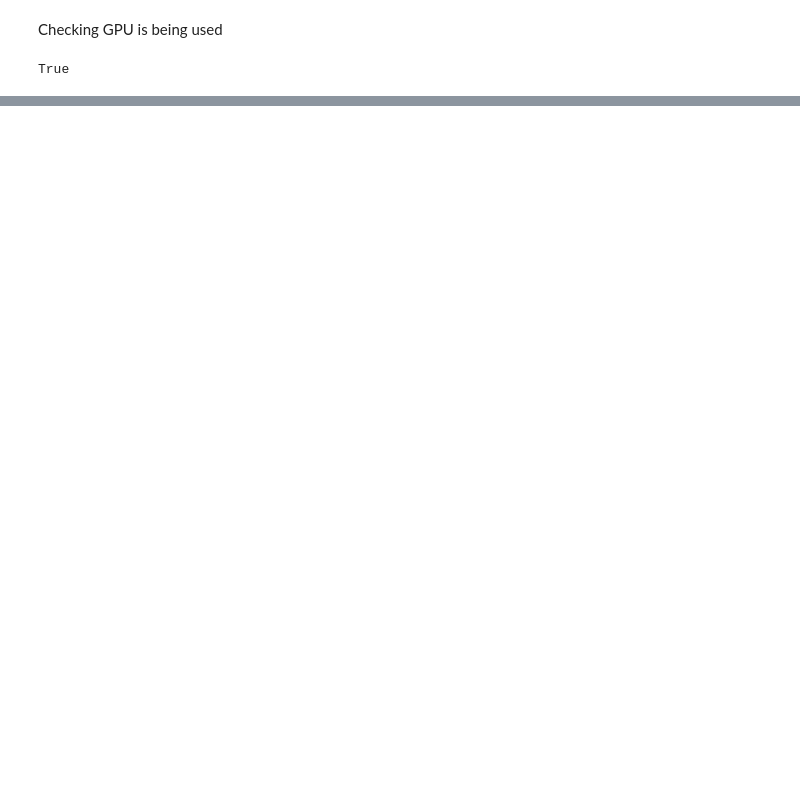
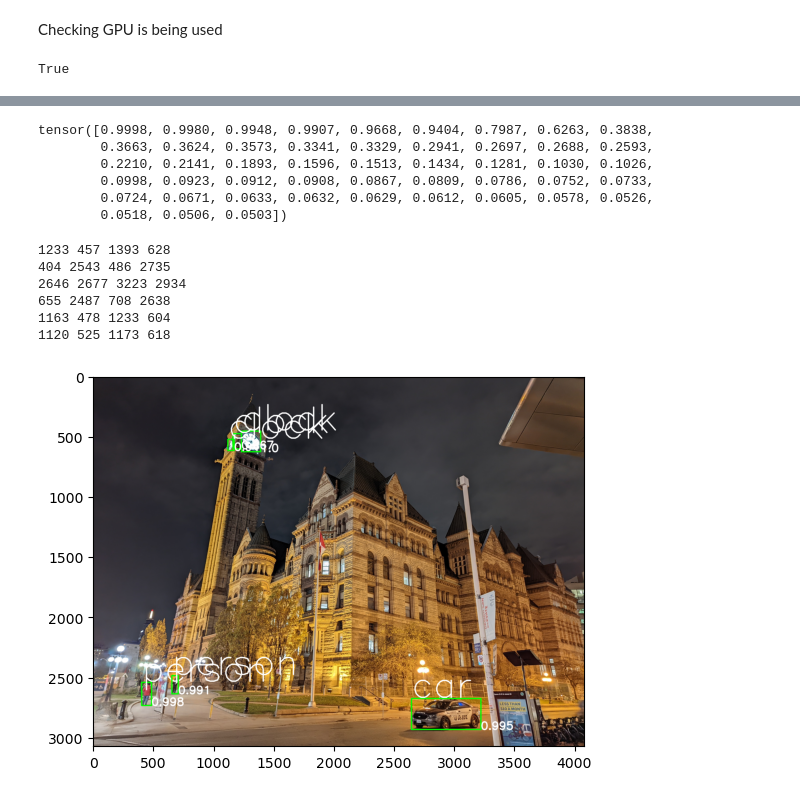
Before and after one commit to adadamc/ML2_Project, a Jupyter notebook: Part 3 - Computer Vision/CV_Part3.ipynb, the cells around one changed output, grey strips where cells are left out. Cells and saved outputs as stored; diff of their text form; code cells hidden in the pictures; blank space fills up the shorter version.

```diff
--- a/Part 3 - Computer Vision/CV_Part3.ipynb
+++ b/Part 3 - Computer Vision/CV_Part3.ipynb
@@ -124,0 +112,48 @@ Classes that appear 5 + times: 13787
+# %%
+bboxes, labels, scores = pred[0]["boxes"], pred[0]["labels"], pred[0]["scores"]
+# %%
+scores
+# %% [output]
+tensor([0.9998, 0.9980, 0.9948, 0.9907, 0.9668, 0.9404, 0.7987, 0.6263, 0.3838,
+        0.3663, 0.3624, 0.3573, 0.3341, 0.3329, 0.2941, 0.2697, 0.2688, 0.2593,
+        0.2210, 0.2141, 0.1893, 0.1596, 0.1513, 0.1434, 0.1281, 0.1030, 0.1026,
+        0.0998, 0.0923, 0.0912, 0.0908, 0.0867, 0.0809, 0.0786, 0.0752, 0.0733,
+        0.0724, 0.0671, 0.0633, 0.0632, 0.0629, 0.0612, 0.0605, 0.0578, 0.0526,
+        0.0518, 0.0506, 0.0503])
+# %%
+coco_names = ["person" , "bicycle" , "car" , "motorcycle" , "airplane" , "bus" , "train" , "truck" , "boat" , "traffic light" , "fire hydrant" , "street sign" , "stop sign" , "parking meter" , "bench" , "bird" , "cat" , "dog" , "horse" , "sheep" , "cow" , "elephant" , "bear" , "zebra" , "giraffe" , "hat" , "backpack" , "umbrella" , "shoe" , "eye glasses" , "handbag" , "tie" , "suitcase" ,
+"frisbee" , "skis" , "snowboard" , "sports ball" , "kite" , "baseball bat" ,
+"baseball glove" , "skateboard" , "surfboard" , "tennis racket" , "bottle" ,
+"plate" , "wine glass" , "cup" , "fork" , "knife" , "spoon" , "bowl" ,
+"banana" , "apple" , "sandwich" , "orange" , "broccoli" , "carrot" , "hot dog" ,
+"pizza" , "donut" , "cake" , "chair" , "couch" , "potted plant" , "bed" ,
+"mirror" , "dining table" , "window" , "desk" , "toilet" , "door" , "tv" ,
+"laptop" , "mouse" , "remote" , "keyboard" , "cell phone" , "microwave" ,
+"oven" , "toaster" , "sink" , "refrigerator" , "blender" , "book" ,
+"clock" , "vase" , "scissors" , "teddy bear" , "hair drier" , "toothbrush" , "hair brush"]
+# %%
+font = cv2.FONT_HERSHEY_SIMPLEX
+num = torch.argwhere(scores > 0.9).shape[0]
+# %%
+igg = cv2.imread("../SimpleTestImages/Court.jpg")
+for i in range(num):
+    x1, y1, x2, y2 = bboxes[i].numpy().astype("int")
+    print(x1, y1, x2, y2)
+    class_name = coco_names[labels.numpy()[i] -1]
+    class_conf = str(round(scores.numpy()[i],3))
+    igg = cv2.rectangle(igg, (x1, y1), (x2, y2), (0, 255, 0), 10)
+    igg = cv2.putText(igg, class_name, (x1,y1-10), font, 10, (255, 255, 255), 10, cv2.LINE_AA)
+    igg = cv2.putText(igg, class_conf, (x2,y2), font, 3, (255, 255, 255), 10, cv2.LINE_AA)
+# %% [output]
+1233 457 1393 628
+404 2543 486 2735
+2646 2677 3223 2934
+655 2487 708 2638
+1163 478 1233 604
+1120 525 1173 618
+# %%
+plt.imshow(cv2.cvtColor(igg, cv2.COLOR_BGR2RGB))
+# as opencv loads in BGR format by default, we want to show it in RGB.
+plt.show()
+# %% [output]
+[figure, added]
```
Also changed, not shown: parts of 24 cells of this notebook, 11 other files.
